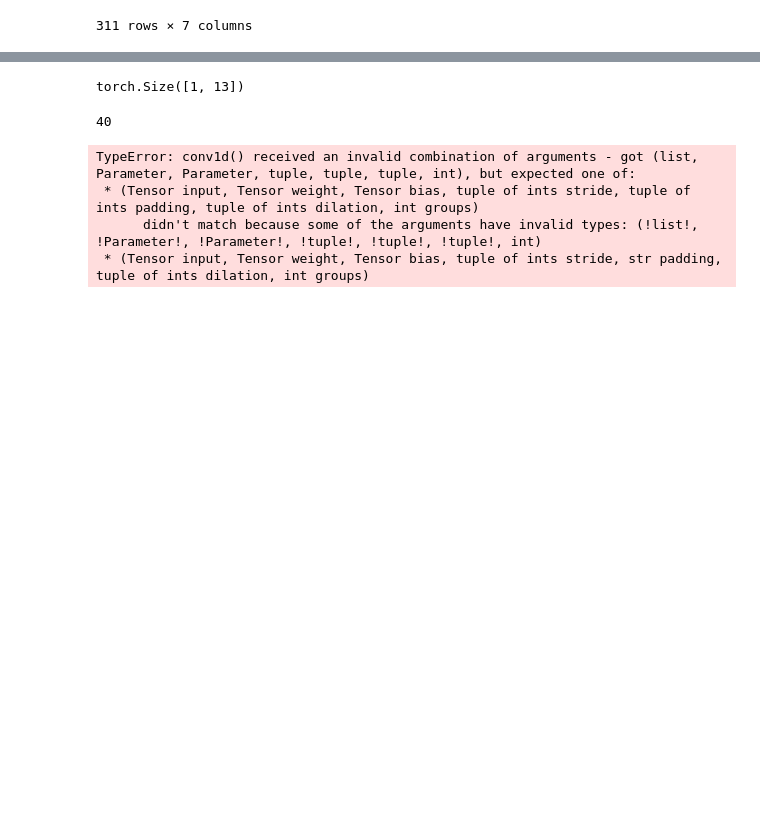
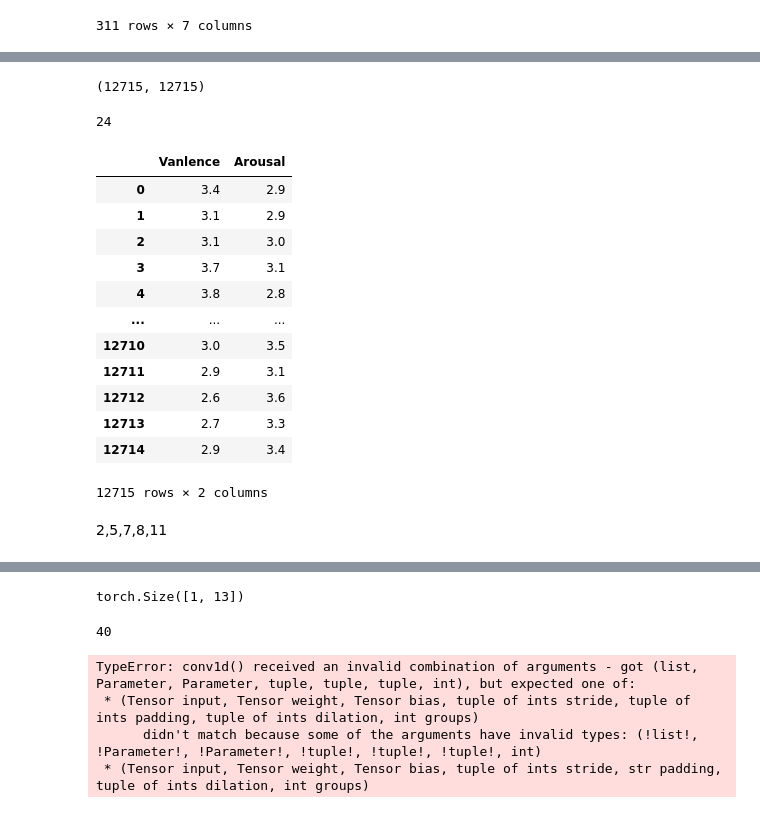
Before and after one commit to ARP-Lab/multi_modal, a Jupyter notebook: model/ts_analysis.ipynb, the cells around one changed output, grey strips where cells are left out. Cells and saved outputs as stored; diff of their text form; code cells hidden in the pictures; blank space fills up the shorter version.

```diff
--- a/model/ts_analysis.ipynb
+++ b/model/ts_analysis.ipynb
@@ -403,0 +453,7 @@ target_data_frames[1]
+# %%
+for session in tqdm(range(num_sessions)):
+    for segment in range(len(target_data_frames[session+1])):
+        try: target_data_frames[session+1] = target_data_frames[session+1].drop(['ibi'], axis=1)
+        except: pass
+        target_data_frames[session+1] = target_data_frames[session+1].dropna()
+        target_data_frames[session+1] = target_data_frames[session+1].reset_index(drop=True)
@@ -405,5 +488,5 @@ target_data_frames[1]
 padded_target_data_frames = copy.deepcopy(target_data_frames)
 
 for session in tqdm(range(num_sessions)):
-    padded_target_data_frames[session+1]['eda'] = padded_target_data_frames[session+1]['eda'].apply(sequence_padding)
-    padded_target_data_frames[session+1]['temp'] = padded_target_data_frames[session+1]['temp'].apply(sequence_padding)
+    padded_target_data_frames[session+1]['eda'] = padded_target_data_frames[session+1]['eda'].apply(sequence_padding, padding_length = 50, mode = 'replicate')
+    padded_target_data_frames[session+1]['temp'] = padded_target_data_frames[session+1]['temp'].apply(sequence_padding, padding_length = 50, mode = 'replicate')
@@ -425,0 +493,11 @@ padded_target_data_frames[1]
+# %%
+counter = 0
+for session in tqdm(range(num_sessions)):
+    for segment in range(len(padded_target_data_frames[session + 1])):
+        if ((padded_target_data_frames[session + 1]['emotion'][segment] != 'neutral') and
+        (padded_target_data_frames[session + 1]['emotion'][segment] != 'angry') and
+        (padded_target_data_frames[session + 1]['emotion'][segment] != 'happy') and
+        (padded_target_data_frames[session + 1]['emotion'][segment] != 'surprise') and
+        (padded_target_data_frames[session + 1]['emotion'][segment] != 'sad') and
+        (padded_target_data_frames[session + 1]['emotion'][segment] != 'disgust')):
+            counter += 1
@@ -460,5 +535,5 @@ target_V = []
 target_A = []
 for session in range(num_sessions):
     for segment in range(len(padded_target_data_frames[session + 1])):
-        target_V.append(padded_target_data_frames[session+1]['valence'][segment])
-        target_A.append(padded_target_data_frames[session+1]['arousal'][segment])
+        target_V.append(float(padded_target_data_frames[session+1]['valence'][segment]))
+        target_A.append(float(padded_target_data_frames[session+1]['arousal'][segment]))
@@ -489,0 +540,9 @@ for i in range(len(target)):
+# %%
+len(target_V), len(target_A)
+# %% [output]
+(12715, 12715)
+# %%
+unique_emotion_target = list(set(target))
+len(unique_emotion_target)
+# %% [output]
+24
@@ -489,0 +551,18 @@ for i in range(len(target)):
+# %%
+target_VA_df = pd.DataFrame([target_V, target_A]).T
+target_VA_df.columns = ['Vanlence', 'Arousal']
+target_VA_df
+# %% [output]
+|  | Vanlence | Arousal |
+| 0 | 3.4 | 2.9 |
+| 1 | 3.1 | 2.9 |
+| 2 | 3.1 | 3.0 |
+| 3 | 3.7 | 3.1 |
+| 4 | 3.8 | 2.8 |
+| ... | ... | ... |
+| 12710 | 3.0 | 3.5 |
+| 12711 | 2.9 | 3.1 |
+| 12712 | 2.6 | 3.6 |
+| 12713 | 2.7 | 3.3 |
+| 12714 | 2.9 | 3.4 |
+12715 rows × 2 columns
@@ -489,0 +577,2 @@ for i in range(len(target)):
+# %% [markdown]
+2,5,7,8,11
```
Also changed, not shown: parts of 37 cells of this notebook, 7 other files.
